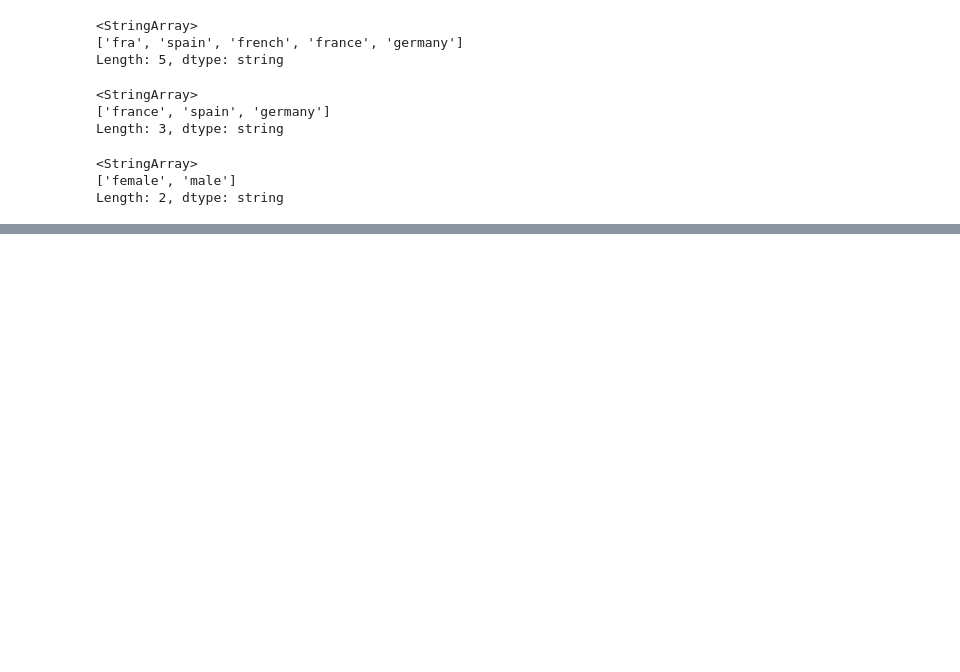
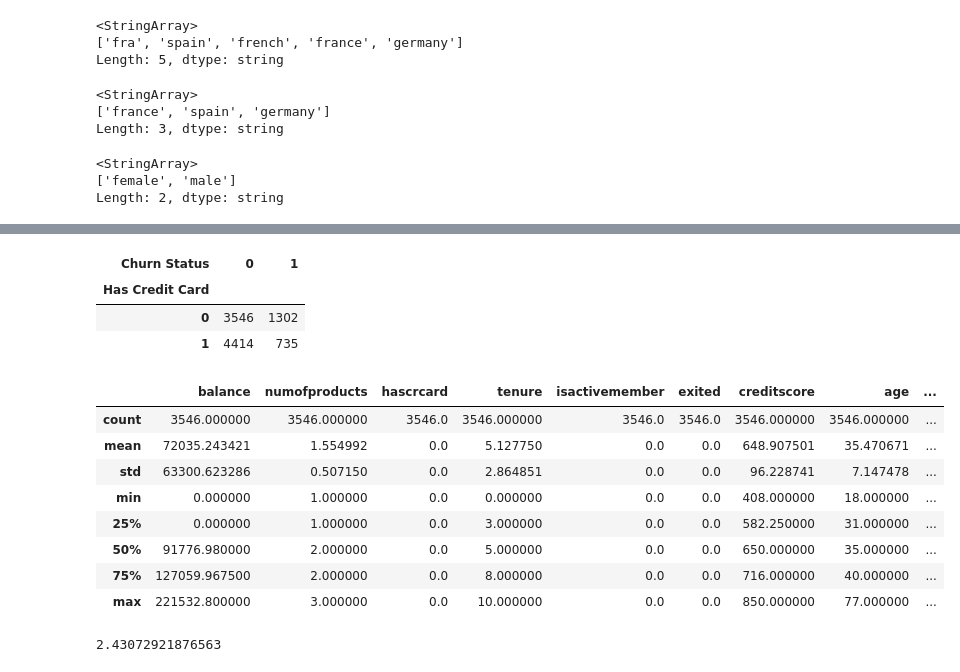
Before and after one commit to shwezin-coder/Bank-Churn-Customer, a Jupyter notebook: bank_churn_analysis.ipynb, the cells around one changed output, grey strips where cells are left out. Drawn from its saved outputs; the diff is of its cells as text; code cells hidden in the pictures; blank space fills up the shorter version.

```diff
--- a/bank_churn_analysis.ipynb
+++ b/bank_churn_analysis.ipynb
@@ -335,0 +396,21 @@ bank_account_df.describe()
+# %%
+pd.crosstab(bank_account_df['hascrcard'],bank_account_df['exited'],rownames=['Has Credit Card'],colnames=['Churn Status'])
+# %% [output]
+| Churn Status | 0 | 1 |
+| Has Credit Card |  |  |
+| 0 | 3546 | 1302 |
+| 1 | 4414 | 735 |
+# %%
+bank_account_df[(bank_account_df['hascrcard']==0) &
+                 (bank_account_df['exited'] == 0)
+                ].describe()
+# %% [output]
+|  | balance | numofproducts | hascrcard | tenure | isactivemember | exited | creditscore | age | ... |
+| count | 3546.000000 | 3546.000000 | 3546.0 | 3546.000000 | 3546.0 | 3546.0 | 3546.000000 | 3546.000000 | ... |
+| mean | 72035.243421 | 1.554992 | 0.0 | 5.127750 | 0.0 | 0.0 | 648.907501 | 35.470671 | ... |
+| std | 63300.623286 | 0.507150 | 0.0 | 2.864851 | 0.0 | 0.0 | 96.228741 | 7.147478 | ... |
+| min | 0.000000 | 1.000000 | 0.0 | 0.000000 | 0.0 | 0.0 | 408.000000 | 18.000000 | ... |
+| 25% | 0.000000 | 1.000000 | 0.0 | 3.000000 | 0.0 | 0.0 | 582.250000 | 31.000000 | ... |
+| 50% | 91776.980000 | 2.000000 | 0.0 | 5.000000 | 0.0 | 0.0 | 650.000000 | 35.000000 | ... |
+| 75% | 127059.967500 | 2.000000 | 0.0 | 8.000000 | 0.0 | 0.0 | 716.000000 | 40.000000 | ... |
+| max | 221532.800000 | 3.000000 | 0.0 | 10.000000 | 0.0 | 0.0 | 850.000000 | 77.000000 | ... |
@@ -335,0 +424,4 @@ bank_account_df.describe()
+# %%
+(len(potential_active_customers)/len(bank_account_df))*100
+# %% [output]
+2.43072921876563
```
Also changed, not shown: parts of 15 cells of this notebook.
